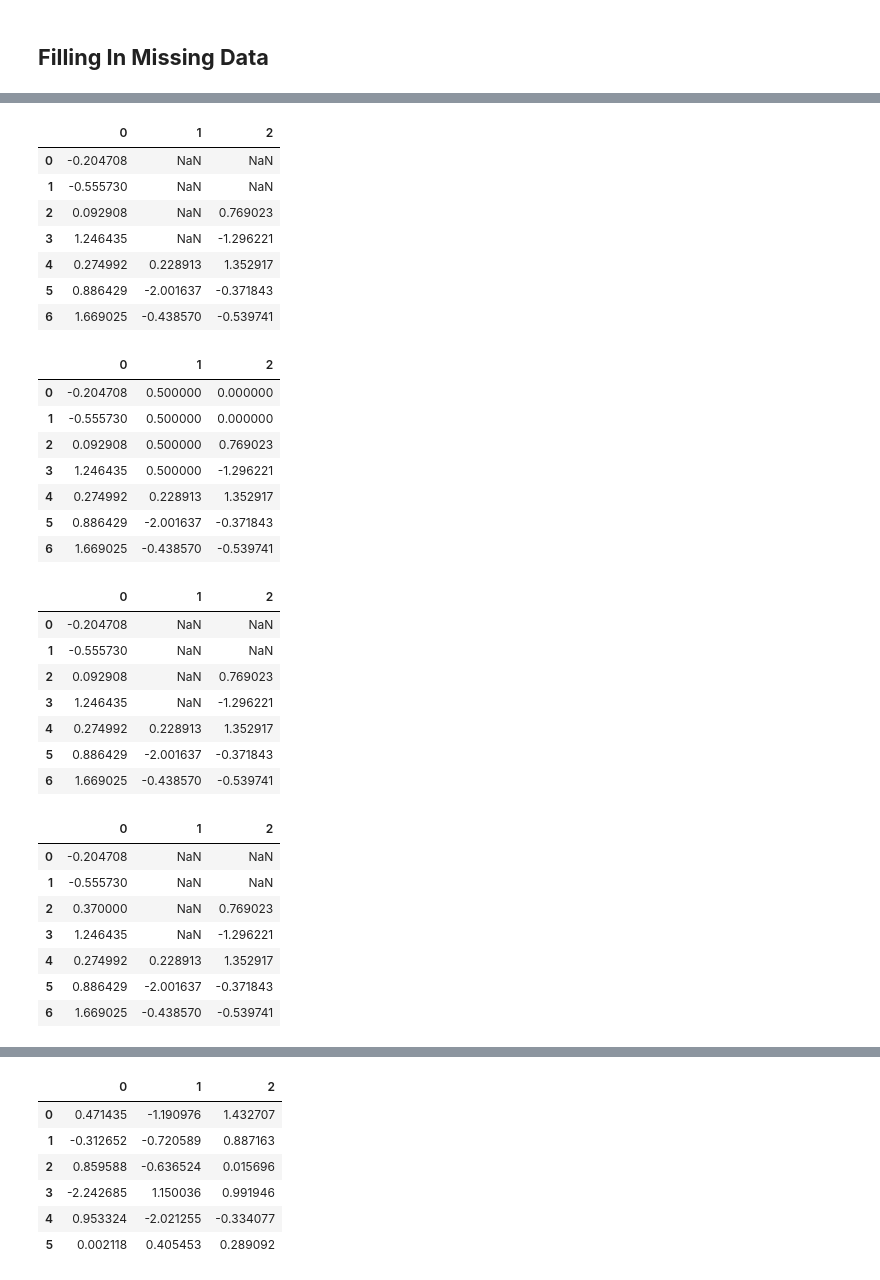
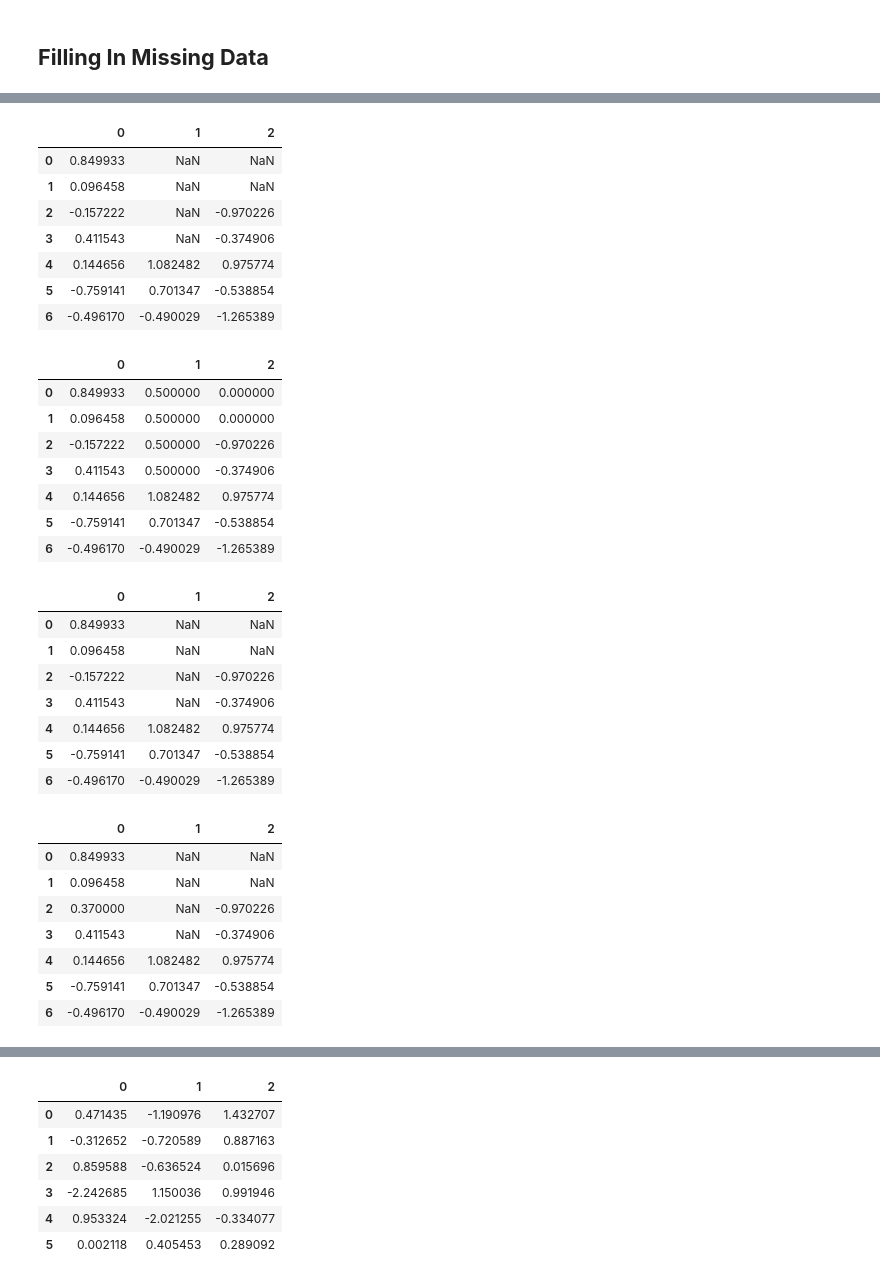
Before and after one commit to DianaKahar/STQD-Data-science, a Jupyter notebook: p137263_Week10_DataWrangling_20231213_WC.ipynb, the cells around one changed output, grey strips where cells are left out. Cells and saved outputs as stored; diff of their text form; code cells hidden in the pictures.

```diff
--- a/p137263_Week10_DataWrangling_20231213_WC.ipynb
+++ b/p137263_Week10_DataWrangling_20231213_WC.ipynb
@@ -16,4 +16,7 @@ import numpy as np
 # %%
 # Create a mock data
 # Set a seed for reproducibility
+np.random.seed(1312)
+df = pd.DataFrame(np.random.standard_normal((7,3)))
+df
 # %% [output]
@@ -48,0 +31,5 @@ import numpy as np
+# %%
+#randomly add in the missing data
+df.iloc[:4, 1] = np.nan
+df.iloc[:2, 2] = np.nan
+df
@@ -53,49 +67,53 @@ import numpy as np
 df
 # %% [output]
 |  | 0 | 1 | 2 |
-| 0 | -0.204708 | NaN | NaN |
-| 1 | -0.555730 | NaN | NaN |
-| 2 | 0.092908 | NaN | 0.769023 |
-| 3 | 1.246435 | NaN | -1.296221 |
-| 4 | 0.274992 | 0.228913 | 1.352917 |
-| 5 | 0.886429 | -2.001637 | -0.371843 |
-| 6 | 1.669025 | -0.438570 | -0.539741 |
+| 0 | 0.849933 | NaN | NaN |
+| 1 | 0.096458 | NaN | NaN |
+| 2 | -0.157222 | NaN | -0.970226 |
+| 3 | 0.411543 | NaN | -0.374906 |
+| 4 | 0.144656 | 1.082482 | 0.975774 |
+| 5 | -0.759141 | 0.701347 | -0.538854 |
+| 6 | -0.496170 | -0.490029 | -1.265389 |
 # %%
 # Calling fillna with a different fill value for each column
+# changes by display only
+df.fillna({1: 0.5, 2:0})
 # %% [output]
 |  | 0 | 1 | 2 |
-| 0 | -0.204708 | 0.500000 | 0.000000 |
-| 1 | -0.555730 | 0.500000 | 0.000000 |
-| 2 | 0.092908 | 0.500000 | 0.769023 |
-| 3 | 1.246435 | 0.500000 | -1.296221 |
-| 4 | 0.274992 | 0.228913 | 1.352917 |
-| 5 | 0.886429 | -2.001637 | -0.371843 |
-| 6 | 1.669025 | -0.438570 | -0.539741 |
+| 0 | 0.849933 | 0.500000 | 0.000000 |
+| 1 | 0.096458 | 0.500000 | 0.000000 |
+| 2 | -0.157222 | 0.500000 | -0.970226 |
+| 3 | 0.411543 | 0.500000 | -0.374906 |
+| 4 | 0.144656 | 1.082482 | 0.975774 |
+| 5 | -0.759141 | 0.701347 | -0.538854 |
+| 6 | -0.496170 | -0.490029 | -1.265389 |
 # %%
 # Display df output
 # Not affecting the df
 df
 # %% [output]
 |  | 0 | 1 | 2 |
-| 0 | -0.204708 | NaN | NaN |
-| 1 | -0.555730 | NaN | NaN |
-| 2 | 0.092908 | NaN | 0.769023 |
-| 3 | 1.246435 | NaN | -1.296221 |
-| 4 | 0.274992 | 0.228913 | 1.352917 |
-| 5 | 0.886429 | -2.001637 | -0.371843 |
-| 6 | 1.669025 | -0.438570 | -0.539741 |
+| 0 | 0.849933 | NaN | NaN |
+| 1 | 0.096458 | NaN | NaN |
+| 2 | -0.157222 | NaN | -0.970226 |
+| 3 | 0.411543 | NaN | -0.374906 |
+| 4 | 0.144656 | 1.082482 | 0.975774 |
+| 5 | -0.759141 | 0.701347 | -0.538854 |
+| 6 | -0.496170 | -0.490029 | -1.265389 |
 # %%
 # Challenge: Change cell at (2,0) to 0.37
 # This will change the data frame permanently
+df.iloc[2,0] = .37
+df
 # %% [output]
 |  | 0 | 1 | 2 |
-| 0 | -0.204708 | NaN | NaN |
-| 1 | -0.555730 | NaN | NaN |
-| 2 | 0.370000 | NaN | 0.769023 |
-| 3 | 1.246435 | NaN | -1.296221 |
-| 4 | 0.274992 | 0.228913 | 1.352917 |
-| 5 | 0.886429 | -2.001637 | -0.371843 |
-| 6 | 1.669025 | -0.438570 | -0.539741 |
+| 0 | 0.849933 | NaN | NaN |
+| 1 | 0.096458 | NaN | NaN |
+| 2 | 0.370000 | NaN | -0.970226 |
+| 3 | 0.411543 | NaN | -0.374906 |
+| 4 | 0.144656 | 1.082482 | 0.975774 |
+| 5 | -0.759141 | 0.701347 | -0.538854 |
+| 6 | -0.496170 | -0.490029 | -1.265389 |
 # %%
 # Display df output
 df
```
Also changed, not shown: parts of 9 cells of this notebook.
